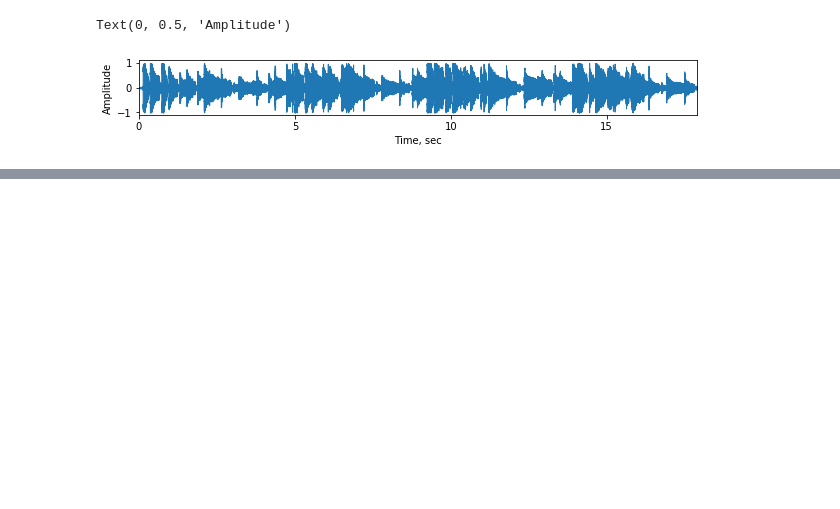
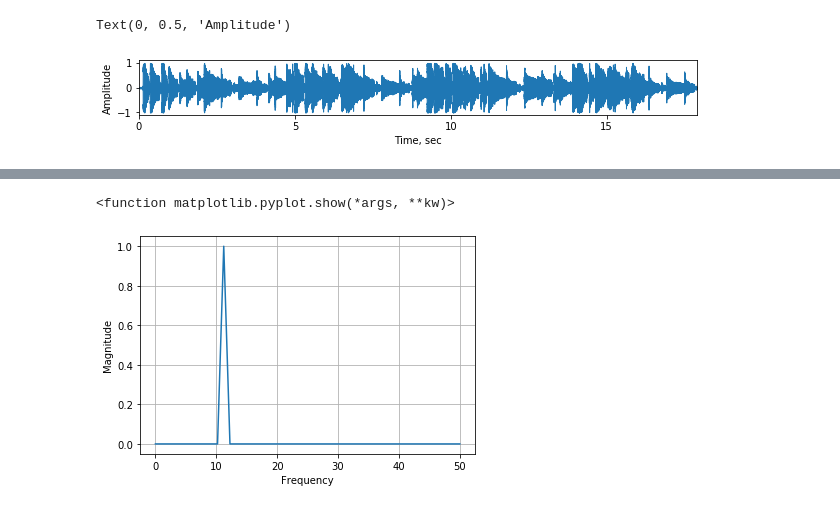
Before and after one commit to ArtemAvanesov/Python-Labs, a Jupyter notebook: Экспериментальные проекты/Работа со звуком/librosa.ipynb, the cells around one changed output, grey strips where cells are left out. Cells and saved outputs as stored; diff of their text form; code cells hidden in the pictures; blank space fills up the shorter version.

```diff
--- a/Экспериментальные проекты/Работа со звуком/librosa.ipynb
+++ b/Экспериментальные проекты/Работа со звуком/librosa.ipynb
@@ -50,0 +94,5 @@ Text(0, 0.5, 'Amplitude')
+# %%
+fft_plot(y2, samples3)
+# %% [output]
+<function matplotlib.pyplot.show(*args, **kw)>
+[figure, added]
```
Also changed, not shown: parts of 16 cells of this notebook.
